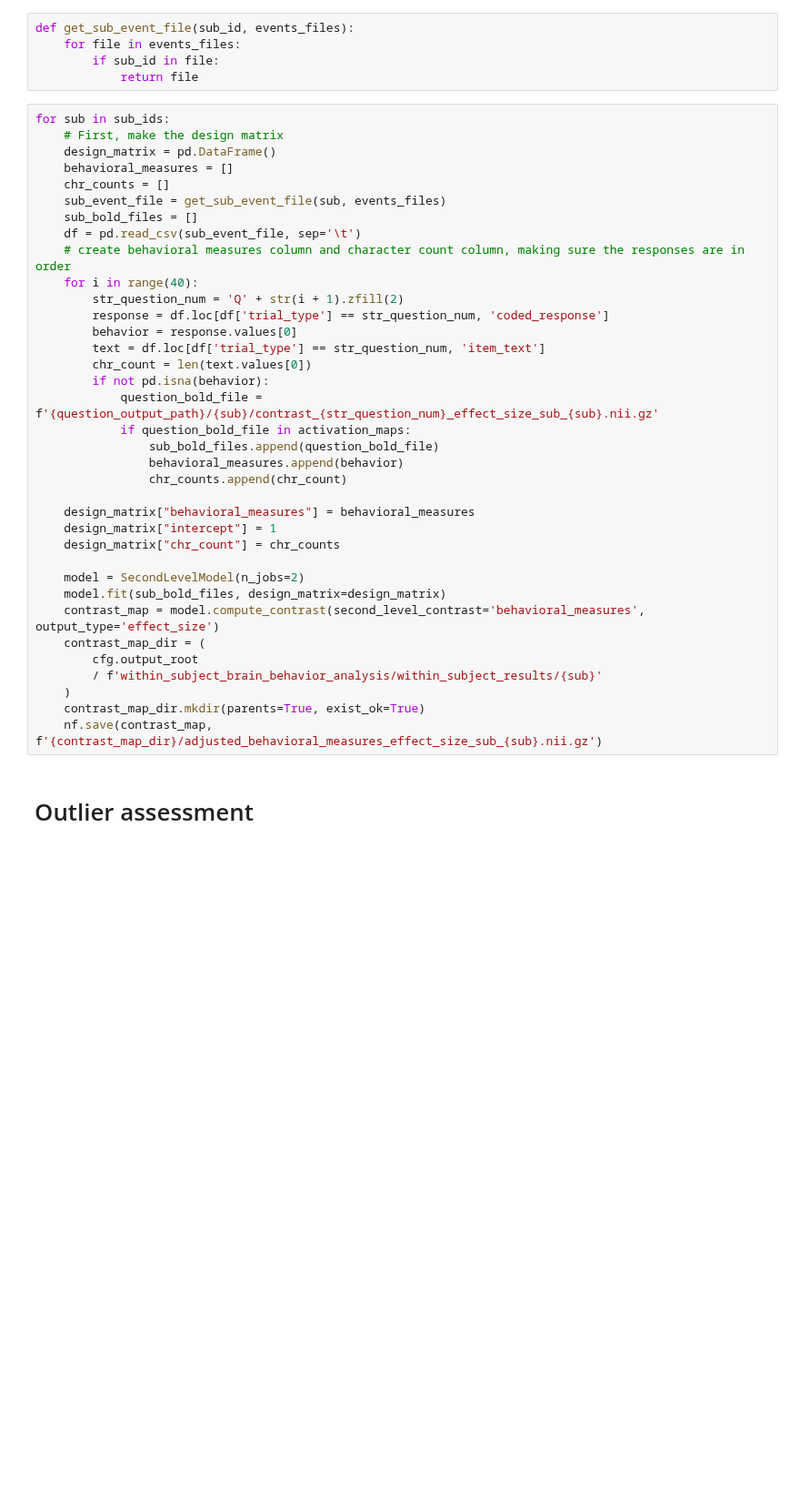
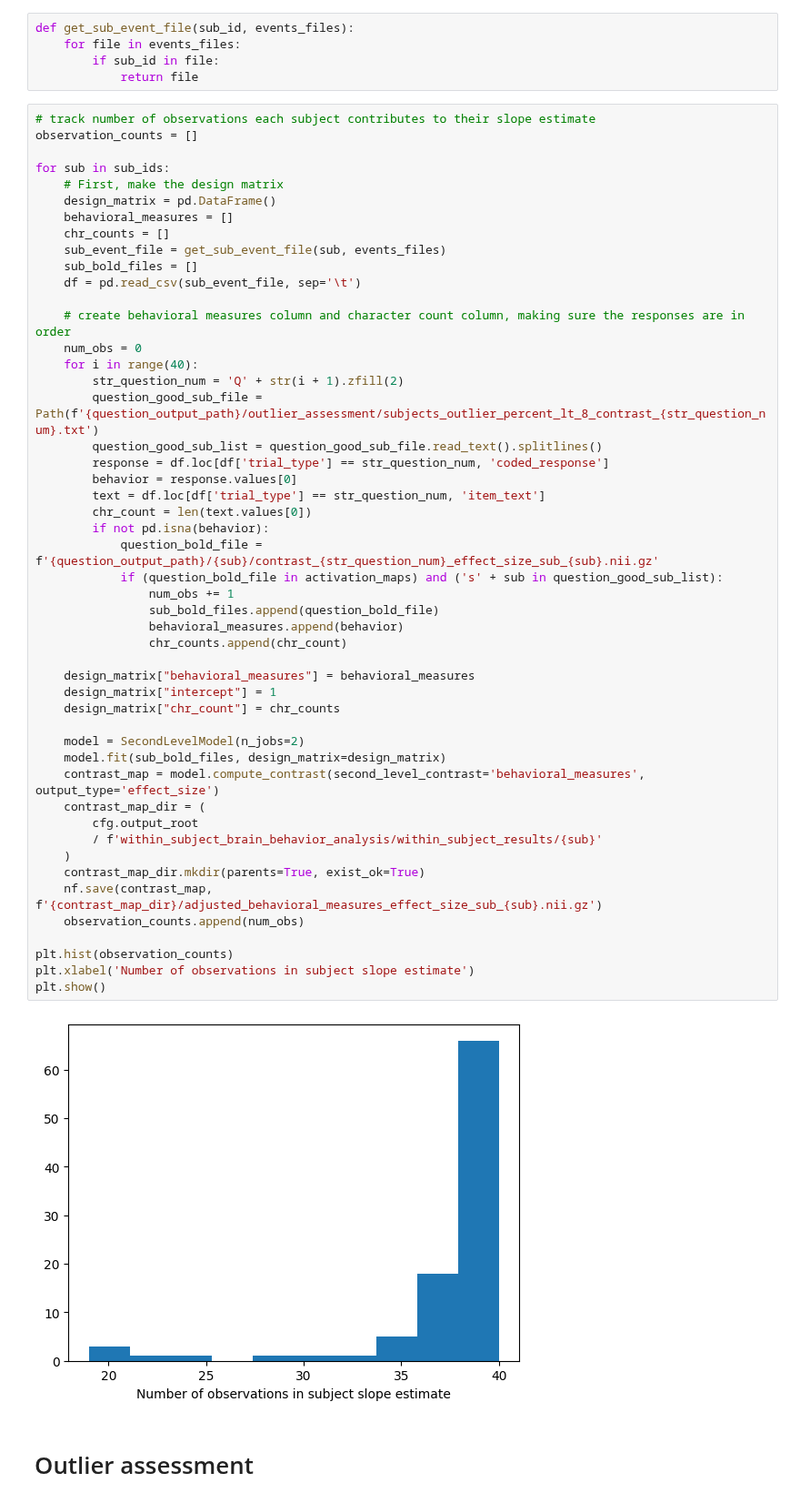
Before and after one commit to jaemonj/survey-medley-code, a Jupyter notebook: analyses/within_subject_brain_behavior_analysis/analyze_adjusted_brain_behavior_within_subject.ipynb, the cells around one changed output. Shown at 91% size. Cells and saved outputs as stored; diff of their text form; blank space fills up the shorter version.

```diff
--- a/analyses/within_subject_brain_behavior_analysis/analyze_adjusted_brain_behavior_within_subject.ipynb
+++ b/analyses/within_subject_brain_behavior_analysis/analyze_adjusted_brain_behavior_within_subject.ipynb
@@ -31,6 +31,9 @@ def get_sub_event_file(sub_id, events_files):
         if sub_id in file:
             return file
 # %%
+# track number of observations each subject contributes to their slope estimate
+observation_counts = []
+
 for sub in sub_ids:
     # First, make the design matrix
     design_matrix = pd.DataFrame()
@@ -38,34 +41,46 @@ for sub in sub_ids:
     chr_counts = []
     sub_event_file = get_sub_event_file(sub, events_files)
     sub_bold_files = []
     df = pd.read_csv(sub_event_file, sep='\t')
+
     # create behavioral measures column and character count column, making sure the responses are in order
+    num_obs = 0
     for i in range(40):
         str_question_num = 'Q' + str(i + 1).zfill(2)
+        question_good_sub_file = Path(f'{question_output_path}/outlier_assessment/subjects_outlier_percent_lt_8_contrast_{str_question_num}.txt')
+        question_good_sub_list = question_good_sub_file.read_text().splitlines()
         response = df.loc[df['trial_type'] == str_question_num, 'coded_response']
         behavior = response.values[0]
         text = df.loc[df['trial_type'] == str_question_num, 'item_text']
         chr_count = len(text.values[0])
         if not pd.isna(behavior):
             question_bold_file = f'{question_output_path}/{sub}/contrast_{str_question_num}_effect_size_sub_{sub}.nii.gz'
-            if question_bold_file in activation_maps:
+            if (question_bold_file in activation_maps) and ('s' + sub in question_good_sub_list):
+                num_obs += 1
                 sub_bold_files.append(question_bold_file)
                 behavioral_measures.append(behavior)
                 chr_counts.append(chr_count)
 
     design_matrix["behavioral_measures"] = behavioral_measures
     design_matrix["intercept"] = 1
     design_matrix["chr_count"] = chr_counts
 
     model = SecondLevelModel(n_jobs=2)
     model.fit(sub_bold_files, design_matrix=design_matrix)
     contrast_map = model.compute_contrast(second_level_contrast='behavioral_measures', output_type='effect_size')
     contrast_map_dir = (
         cfg.output_root
         / f'within_subject_brain_behavior_analysis/within_subject_results/{sub}'
     )
     contrast_map_dir.mkdir(parents=True, exist_ok=True)
     nf.save(contrast_map, f'{contrast_map_dir}/adjusted_behavioral_measures_effect_size_sub_{sub}.nii.gz')
+    observation_counts.append(num_obs)
+
+plt.hist(observation_counts)
+plt.xlabel('Number of observations in subject slope estimate')
+plt.show()
+# %% [output]
+[figure, added]
 # %% [markdown]
 # Outlier assessment
 # %%
```
Also changed, not shown: parts of 4 cells of this notebook, 1 other file.
